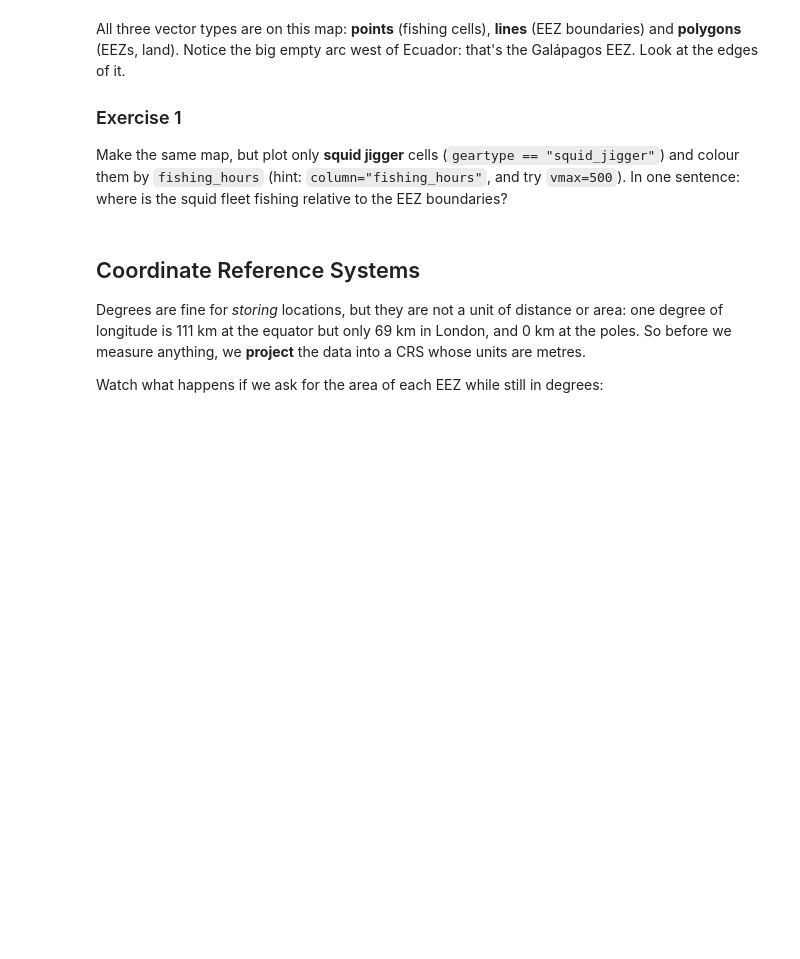
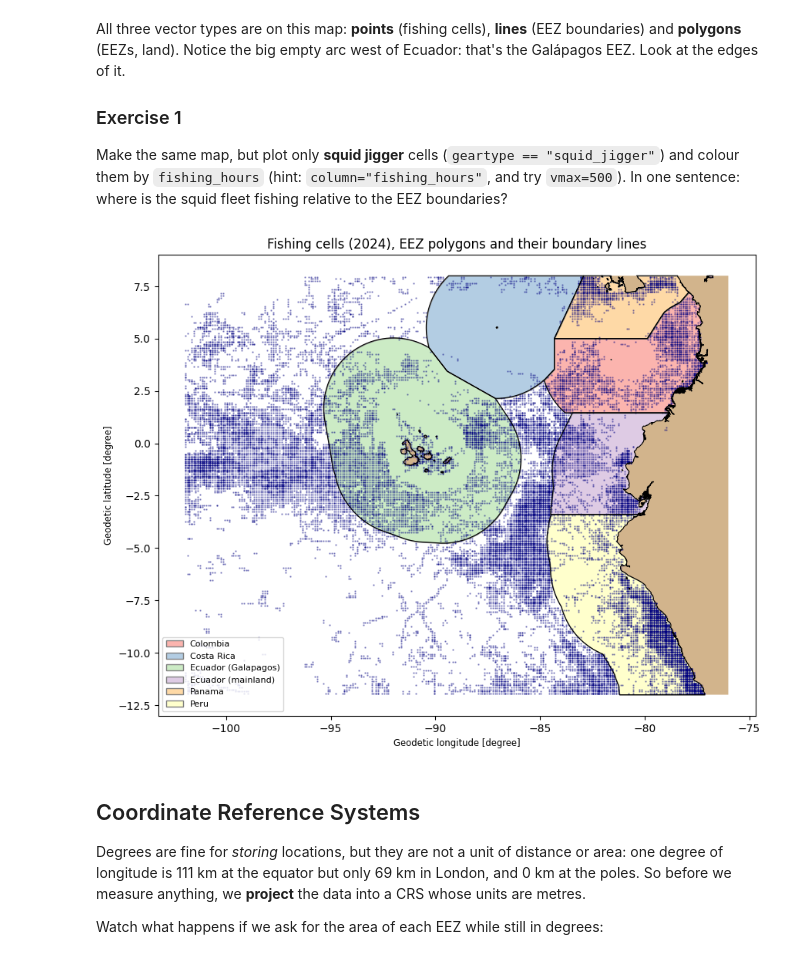
Before and after one commit to ellaxcode/QM2, a Jupyter notebook: notebooks/w03_spatial_data.ipynb, the cells around one changed output. Saved outputs shown, nothing was run; the diff lists cells and outputs as text; code cells hidden in the pictures; blank space fills up the shorter version.

```diff
--- a/notebooks/w03_spatial_data.ipynb
+++ b/notebooks/w03_spatial_data.ipynb
@@ -141,3 +168,24 @@ Make the same map, but plot only **squid jigger** cells (`geartype == "squid_jig
+# %%
+# your code here
+fig, ax = plt.subplots(figsize=(10, 8))
+eez.plot(ax=ax, column="eez", cmap="Pastel1", edgecolor="grey", legend=True,
+         legend_kwds={"loc": "lower left", "fontsize": 8})
+eez.boundary.plot(ax=ax, color="black", linewidth=0.8)      # .boundary turns polygons into LINES
+land.plot(ax=ax, color="tan")
+
+
+
+
+
+cells.plot(ax=ax, markersize=0.5, color="navy", alpha=0.4)  # points
+
+#note to self: need to filter down cells to only include geartype == "squid_jigger"and do some other tings too
+
+
+ax.set_title("Fishing cells (2024), EEZ polygons and their boundary lines")
+plt.show()
+# %% [output]
+[figure, added]
 # %% [markdown]
 ## Coordinate Reference Systems
 
```
Also changed, not shown: parts of 7 cells of this notebook.
